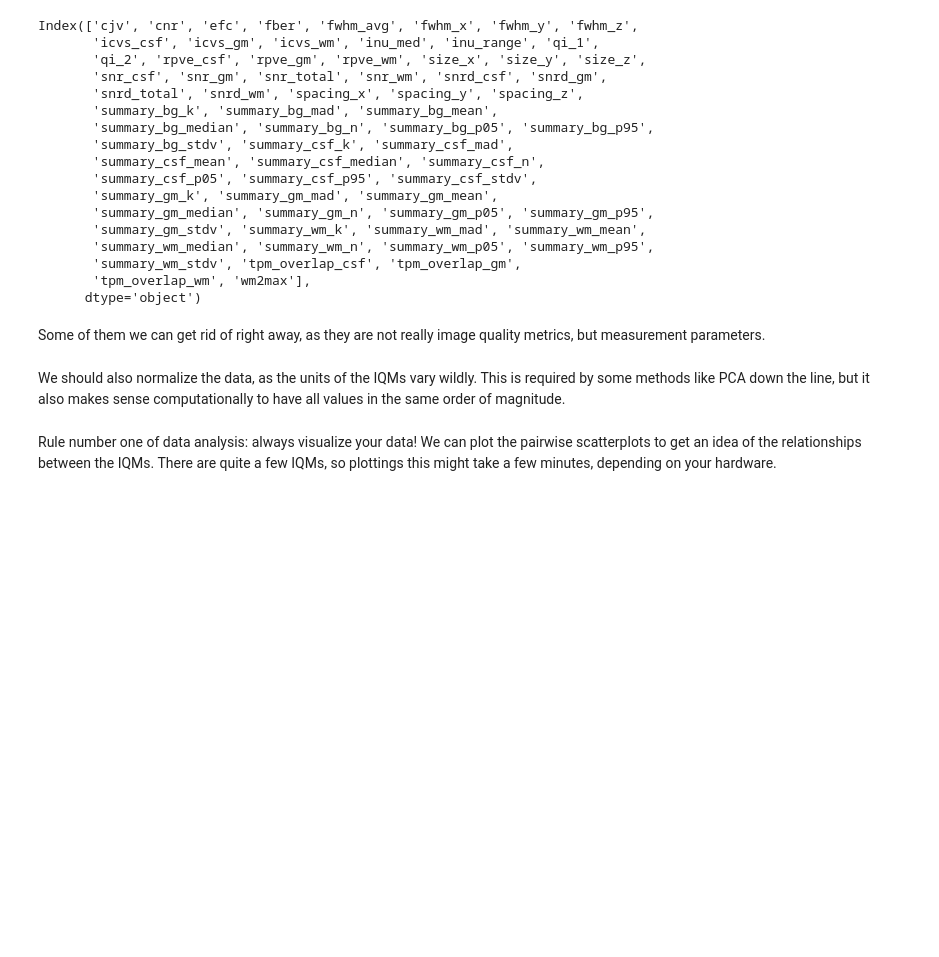
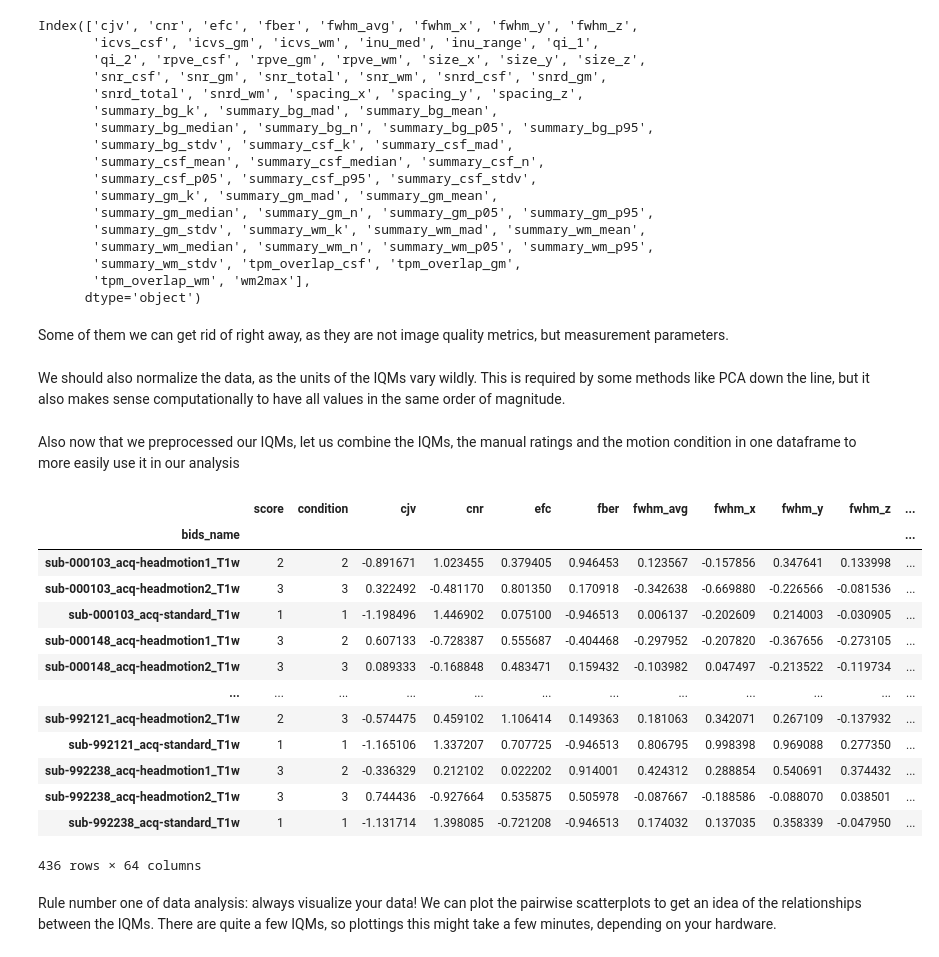
Before and after one commit to brainhack-ch/interpret-iqms, a Jupyter notebook: code/interpretability-of-iqms.ipynb, the cells around one changed output. Cells and saved outputs as stored; diff of their text form; code cells hidden in the pictures; blank space fills up the shorter version.

```diff
--- a/code/interpretability-of-iqms.ipynb
+++ b/code/interpretability-of-iqms.ipynb
@@ -105,7 +125,7 @@ Index(['cjv', 'cnr', 'efc', 'fber', 'fwhm_avg', 'fwhm_x', 'fwhm_y', 'fwhm_z',
        'tpm_overlap_wm', 'wm2max'],
       dtype='object')
 # %% [markdown]
-Some of them we can get rid of right away, as they are not really image quality metrics, but measurement parameters.
+Some of them we can get rid of right away, as they are not image quality metrics, but measurement parameters.
 # %%
 iqms_use = iqms.drop(["size_x", "size_y", "size_z", "spacing_x", "spacing_y", "spacing_z"], axis=1)
 # %% [markdown]
@@ -114,6 +134,27 @@ We should also normalize the data, as the units of the IQMs vary wildly. This is
 scaler = StandardScaler()
 iqms_scaled = scaler.fit_transform(iqms_use)
 iqms_scaled = pd.DataFrame(iqms_scaled, columns=iqms_use.columns, index=iqms_use.index)
+# %% [markdown]
+Also now that we preprocessed our IQMs, let us combine the IQMs, the manual ratings and the motion condition in one dataframe to more easily use it in our analysis
+# %%
+#We merge the dataframes based on their indexes, which corresponds to the bids name of each scan
+data_df = pd.merge(left=scores, left_index=True, right=iqms_scaled, right_index=True)
+data_df
+# %% [output]
+|  | score | condition | cjv | cnr | efc | fber | fwhm_avg | fwhm_x | fwhm_y | fwhm_z | ... |
+| bids_name |  |  |  |  |  |  |  |  |  |  | ... |
+| sub-000103_acq-headmotion1_T1w | 2 | 2 | -0.891671 | 1.023455 | 0.379405 | 0.946453 | 0.123567 | -0.157856 | 0.347641 | 0.133998 | ... |
+| sub-000103_acq-headmotion2_T1w | 3 | 3 | 0.322492 | -0.481170 | 0.801350 | 0.170918 | -0.342638 | -0.669880 | -0.226566 | -0.081536 | ... |
+| sub-000103_acq-standard_T1w | 1 | 1 | -1.198496 | 1.446902 | 0.075100 | -0.946513 | 0.006137 | -0.202609 | 0.214003 | -0.030905 | ... |
+| sub-000148_acq-headmotion1_T1w | 3 | 2 | 0.607133 | -0.728387 | 0.555687 | -0.404468 | -0.297952 | -0.207820 | -0.367656 | -0.273105 | ... |
+| sub-000148_acq-headmotion2_T1w | 3 | 3 | 0.089333 | -0.168848 | 0.483471 | 0.159432 | -0.103982 | 0.047497 | -0.213522 | -0.119734 | ... |
+| ... | ... | ... | ... | ... | ... | ... | ... | ... | ... | ... | ... |
+| sub-992121_acq-headmotion2_T1w | 2 | 3 | -0.574475 | 0.459102 | 1.106414 | 0.149363 | 0.181063 | 0.342071 | 0.267109 | -0.137932 | ... |
+| sub-992121_acq-standard_T1w | 1 | 1 | -1.165106 | 1.337207 | 0.707725 | -0.946513 | 0.806795 | 0.998398 | 0.969088 | 0.277350 | ... |
+| sub-992238_acq-headmotion1_T1w | 3 | 2 | -0.336329 | 0.212102 | 0.022202 | 0.914001 | 0.424312 | 0.288854 | 0.540691 | 0.374432 | ... |
+| sub-992238_acq-headmotion2_T1w | 3 | 3 | 0.744436 | -0.927664 | 0.535875 | 0.505978 | -0.087667 | -0.188586 | -0.088070 | 0.038501 | ... |
+| sub-992238_acq-standard_T1w | 1 | 1 | -1.131714 | 1.398085 | -0.721208 | -0.946513 | 0.174032 | 0.137035 | 0.358339 | -0.047950 | ... |
+436 rows × 64 columns
 # %% [markdown]
 Rule number one of data analysis: always visualize your data! We can plot the pairwise scatterplots to get an idea of the relationships between the IQMs. There are quite a few IQMs, so plottings this might take a few minutes, depending on your hardware.
 # %%
```
Also changed, not shown: parts of 28 cells of this notebook.
